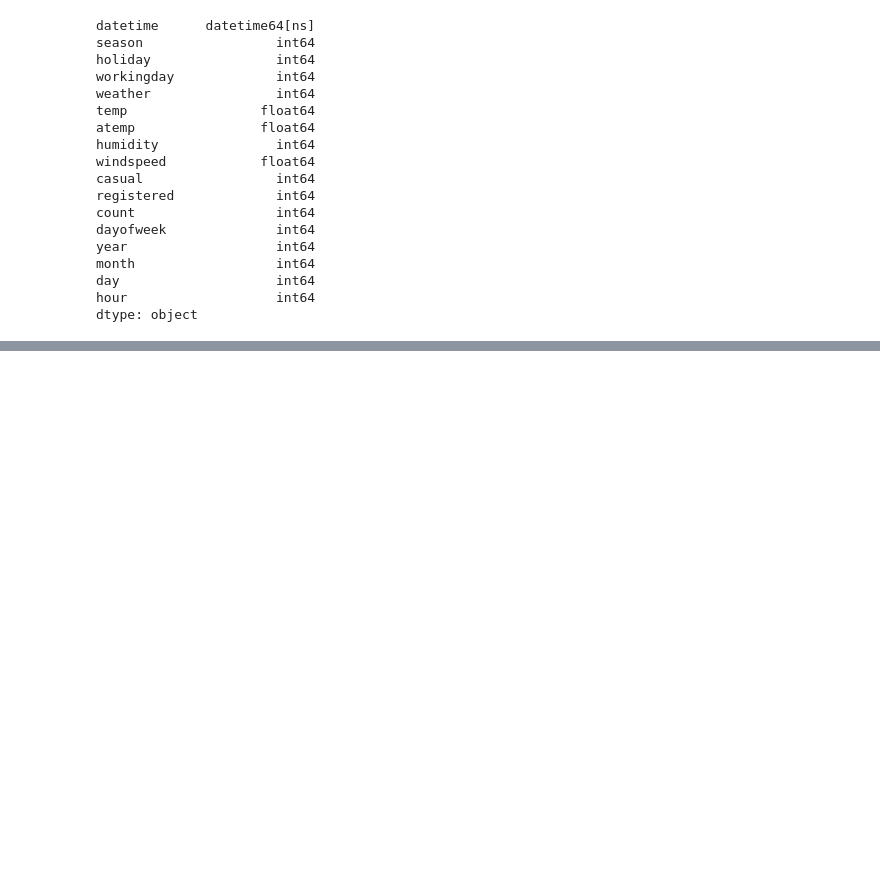
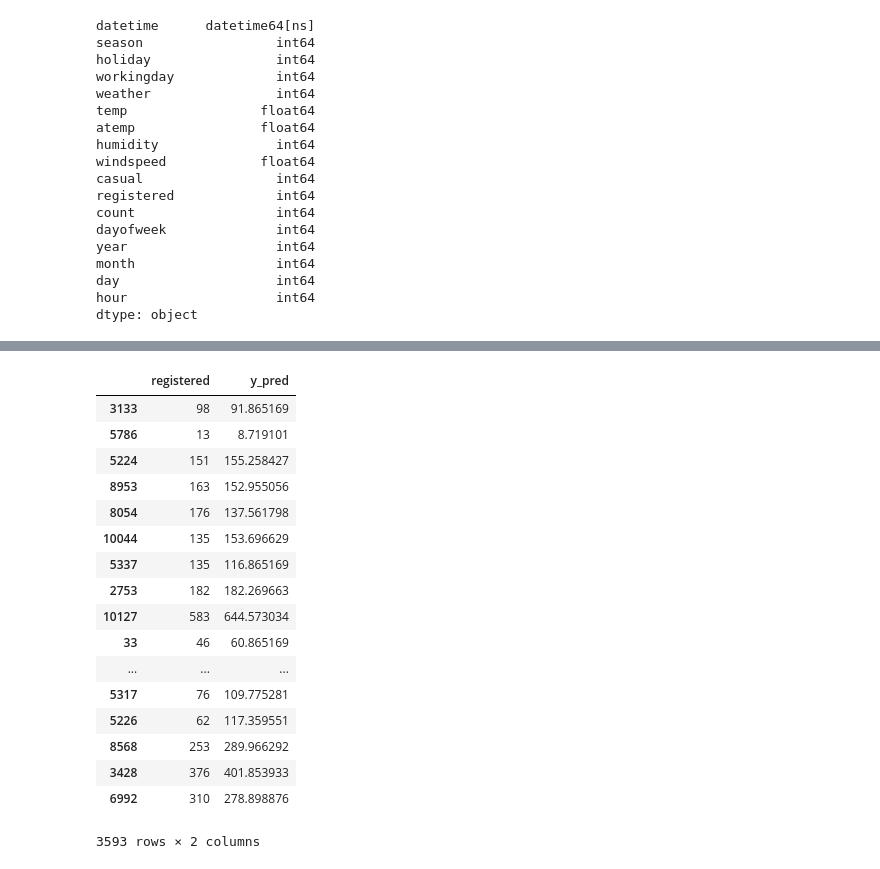
Before and after one commit to infoshareacademy/jdsz1-superkret, a Jupyter notebook: python_rowery/Notebook_rowery_TPOD.ipynb, the cells around one changed output, grey strips where cells are left out. Cells and saved outputs as stored; diff of their text form; code cells hidden in the pictures; blank space fills up the shorter version.

```diff
--- a/python_rowery/Notebook_rowery_TPOD.ipynb
+++ b/python_rowery/Notebook_rowery_TPOD.ipynb
@@ -24,3 +32,6 @@ y = train_bike["registered"]
+# %%
+X = train_bike.drop(["count", "casual", "registered", "datetime"], axis = 1)
+y = train_bike["registered"]
 # %%
 from sklearn.model_selection import train_test_split #dzielnie na zetsawy
 X_train, X_test, y_train, y_test = train_test_split(X, y,
@@ -60,0 +146,4 @@ dtype: object
+# %%
+%%time
+regressor = TPOTRegressor(generations=5, population_size=5, verbosity=2, random_state=42,
+                            periodic_checkpoint_folder = "../output/", config_dict = regressor_config)
@@ -60,0 +193,6 @@ dtype: object
+# %%
+%%time
+predicted = regressor.predict(X_test) #robimy predyckję
+wyniki = pd.DataFrame(y_test)
+wyniki["y_pred"] = predicted #dokljamy kolumnę z predykcją
+wyniki.rename(columns = {"Klasa":"y_test"}, inplace = True)
@@ -60,0 +202,21 @@ dtype: object
+# %%
+wyniki
+# %% [output]
+|  | registered | y_pred |
+| 3133 | 98 | 91.865169 |
+| 5786 | 13 | 8.719101 |
+| 5224 | 151 | 155.258427 |
+| 8953 | 163 | 152.955056 |
+| 8054 | 176 | 137.561798 |
+| 10044 | 135 | 153.696629 |
+| 5337 | 135 | 116.865169 |
+| 2753 | 182 | 182.269663 |
+| 10127 | 583 | 644.573034 |
+| 33 | 46 | 60.865169 |
+| ... | ... | ... |
+| 5317 | 76 | 109.775281 |
+| 5226 | 62 | 117.359551 |
+| 8568 | 253 | 289.966292 |
+| 3428 | 376 | 401.853933 |
+| 6992 | 310 | 278.898876 |
+3593 rows × 2 columns
```
Also changed, not shown: parts of 17 cells of this notebook.
